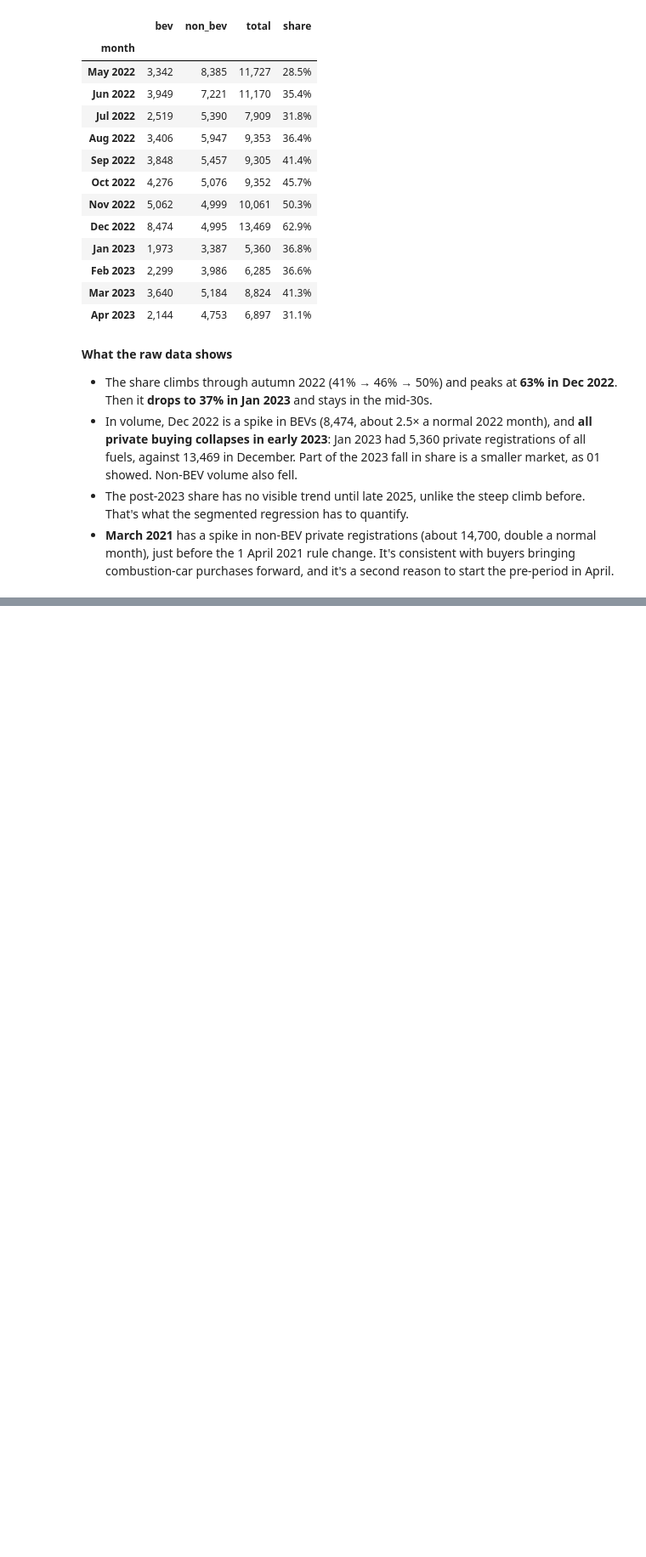
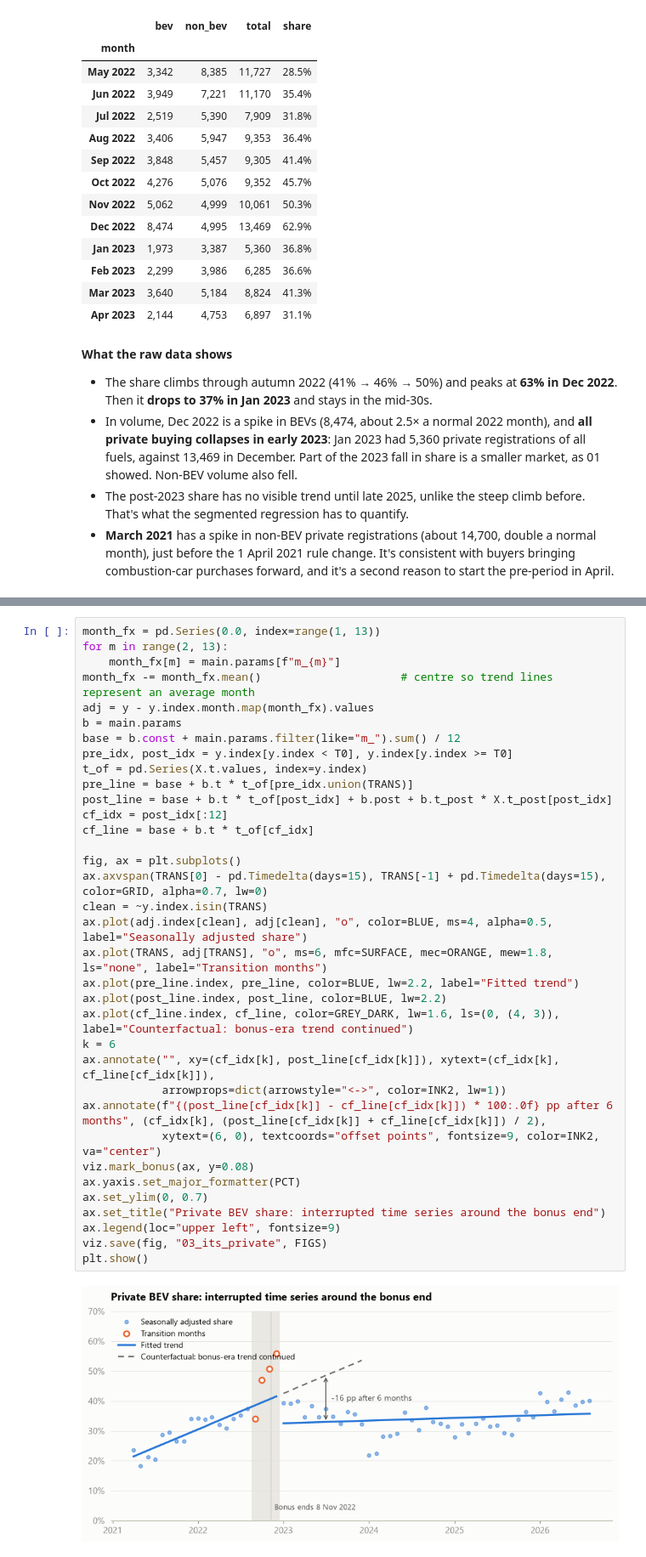
Before and after one commit to suv999/sweden-ev-adoption, a Jupyter notebook: notebooks/03_policy.ipynb, the cells around one changed output, grey strips where cells are left out. Shown at 85% size. Cells and saved outputs as stored; diff of their text form; blank space fills up the shorter version.

```diff
--- a/notebooks/03_policy.ipynb
+++ b/notebooks/03_policy.ipynb
@@ -124,0 +167,37 @@ Private registrations around the boundary
+# %%
+month_fx = pd.Series(0.0, index=range(1, 13))
+for m in range(2, 13):
+    month_fx[m] = main.params[f"m_{m}"]
+month_fx -= month_fx.mean()                     # centre so trend lines represent an average month
+adj = y - y.index.month.map(month_fx).values
+b = main.params
+base = b.const + main.params.filter(like="m_").sum() / 12
+pre_idx, post_idx = y.index[y.index < T0], y.index[y.index >= T0]
+t_of = pd.Series(X.t.values, index=y.index)
+pre_line = base + b.t * t_of[pre_idx.union(TRANS)]
+post_line = base + b.t * t_of[post_idx] + b.post + b.t_post * X.t_post[post_idx]
+cf_idx = post_idx[:12]
+cf_line = base + b.t * t_of[cf_idx]
+
+fig, ax = plt.subplots()
+ax.axvspan(TRANS[0] - pd.Timedelta(days=15), TRANS[-1] + pd.Timedelta(days=15), color=GRID, alpha=0.7, lw=0)
+clean = ~y.index.isin(TRANS)
+ax.plot(adj.index[clean], adj[clean], "o", color=BLUE, ms=4, alpha=0.5, label="Seasonally adjusted share")
+ax.plot(TRANS, adj[TRANS], "o", ms=6, mfc=SURFACE, mec=ORANGE, mew=1.8, ls="none", label="Transition months")
+ax.plot(pre_line.index, pre_line, color=BLUE, lw=2.2, label="Fitted trend")
+ax.plot(post_line.index, post_line, color=BLUE, lw=2.2)
+ax.plot(cf_line.index, cf_line, color=GREY_DARK, lw=1.6, ls=(0, (4, 3)), label="Counterfactual: bonus-era trend continued")
+k = 6
+ax.annotate("", xy=(cf_idx[k], post_line[cf_idx[k]]), xytext=(cf_idx[k], cf_line[cf_idx[k]]),
+            arrowprops=dict(arrowstyle="<->", color=INK2, lw=1))
+ax.annotate(f"{(post_line[cf_idx[k]] - cf_line[cf_idx[k]]) * 100:.0f} pp after 6 months", (cf_idx[k], (post_line[cf_idx[k]] + cf_line[cf_idx[k]]) / 2),
+            xytext=(6, 0), textcoords="offset points", fontsize=9, color=INK2, va="center")
+viz.mark_bonus(ax, y=0.08)
+ax.yaxis.set_major_formatter(PCT)
+ax.set_ylim(0, 0.7)
+ax.set_title("Private BEV share: interrupted time series around the bonus end")
+ax.legend(loc="upper left", fontsize=9)
+viz.save(fig, "03_its_private", FIGS)
+plt.show()
+# %% [output]
+[figure, added]
```
Also changed, not shown: parts of 4 cells of this notebook, 1 other file.
